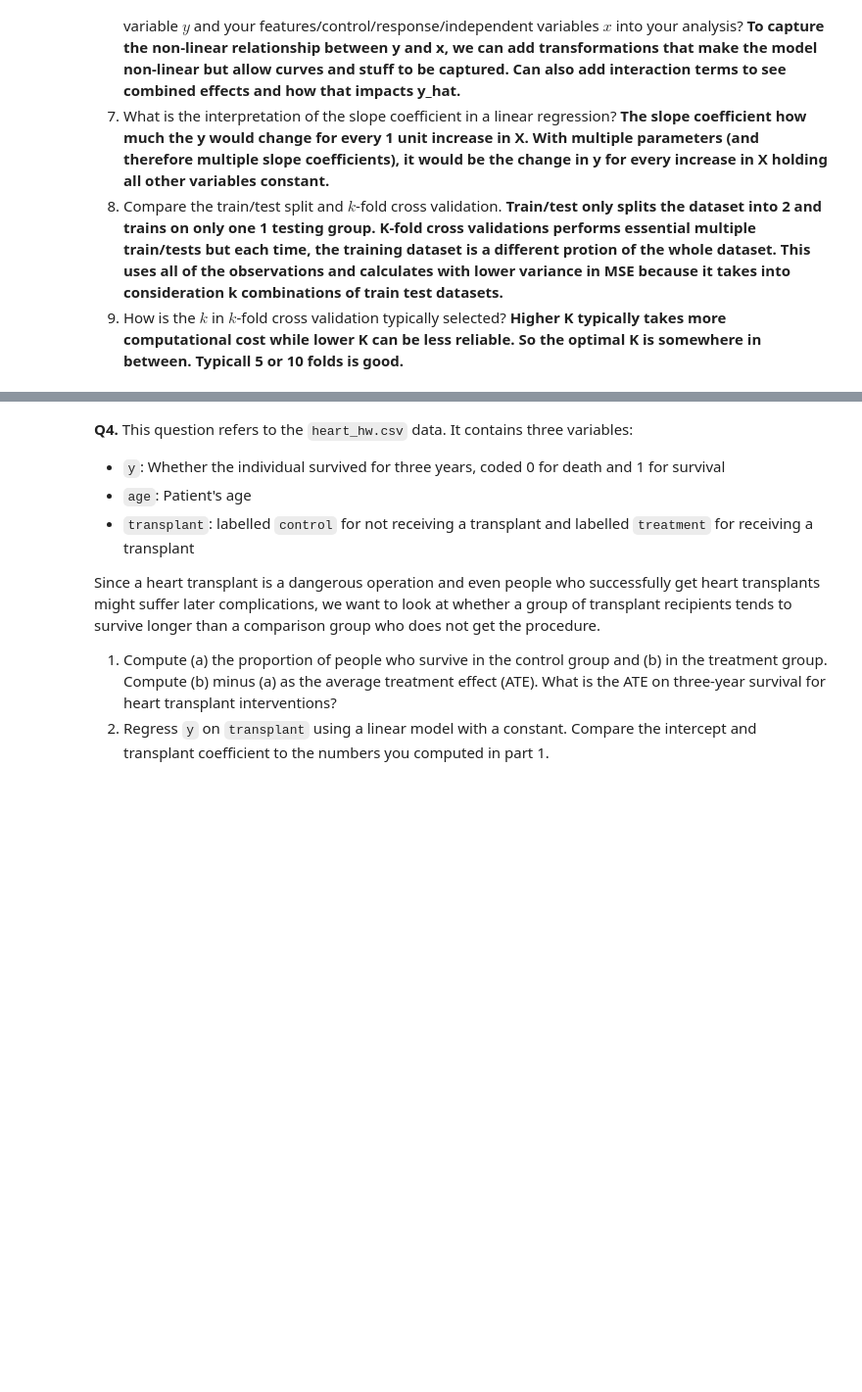
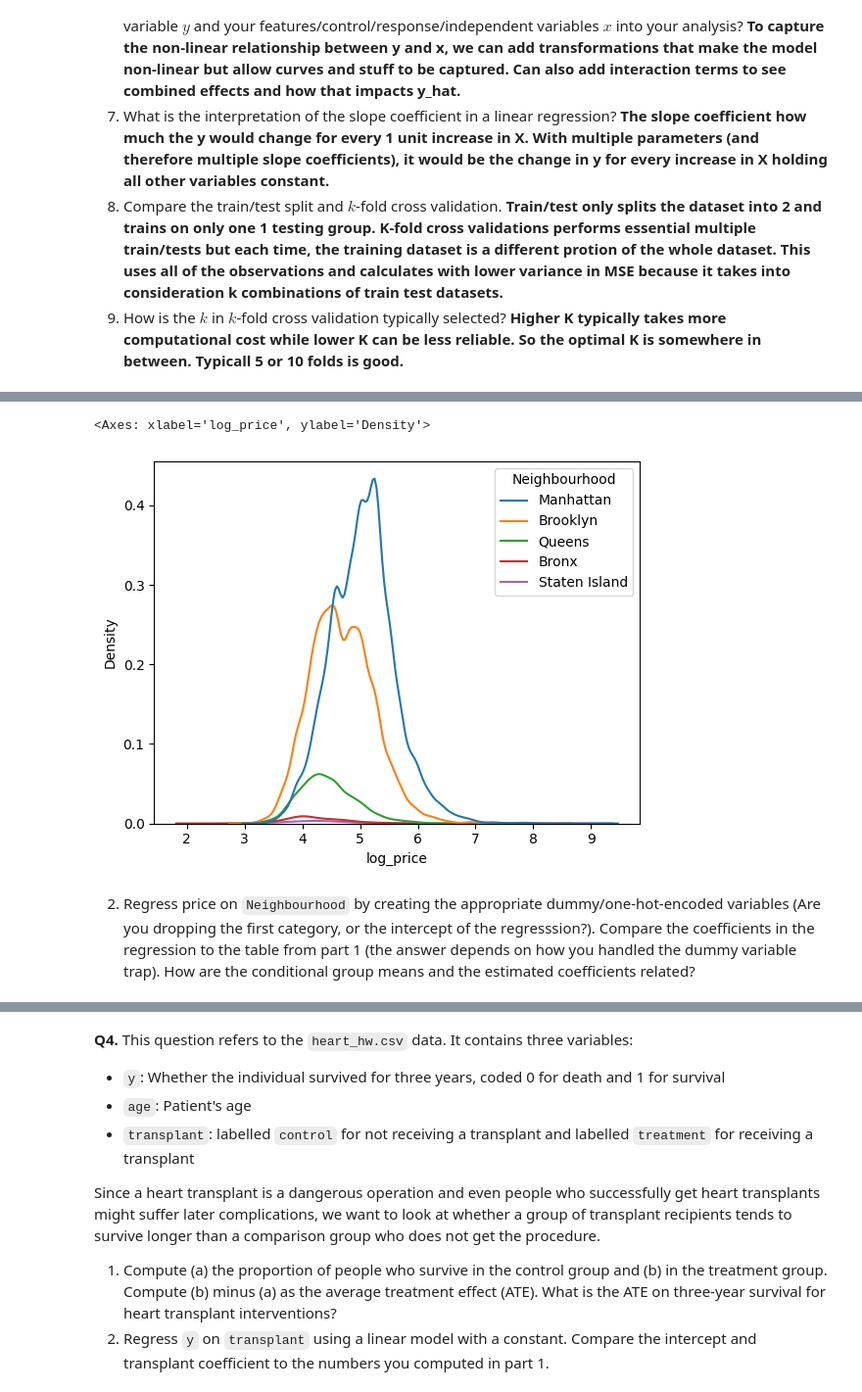
Before and after one commit to fortunecookie040/undergrad_ml_assignments, a Jupyter notebook: 03_assignment_linear_models.ipynb, the cells around one changed output, grey strips where cells are left out. Shown at 98% size. Saved outputs shown, nothing was run; the diff lists cells and outputs as text; code cells hidden in the pictures; blank space fills up the shorter version.

```diff
--- a/03_assignment_linear_models.ipynb
+++ b/03_assignment_linear_models.ipynb
@@ -37,0 +63,9 @@
+# %%
+# Log KDE
+df1["log_price"] = np.log(df1["Price"])
+sns.kdeplot(data = df1, x = "log_price", hue = "Neighbourhood")
+# %% [output]
+<Axes: xlabel='log_price', ylabel='Density'>
+[figure, added]
+# %% [markdown]
+2. Regress price on `Neighbourhood` by creating the appropriate dummy/one-hot-encoded variables (Are you dropping the first category, or the intercept of the regresssion?). Compare the coefficients in the regression to the table from part 1 (the answer depends on how you handled the dummy variable trap). How are the conditional group means and the estimated coefficients related?
```
Also changed, not shown: parts of 15 cells of this notebook, 2 other files.
